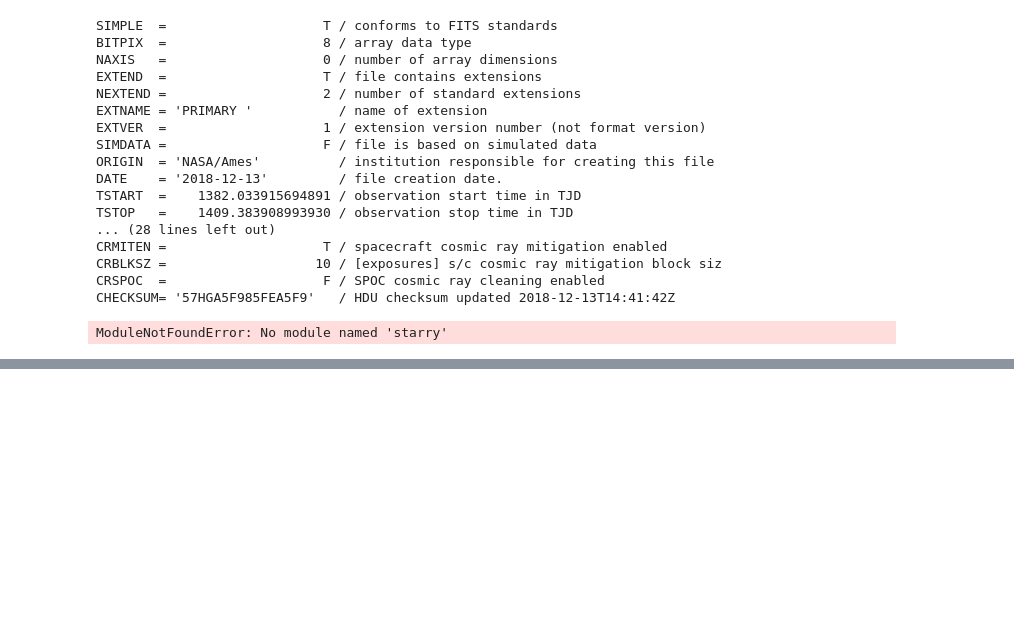
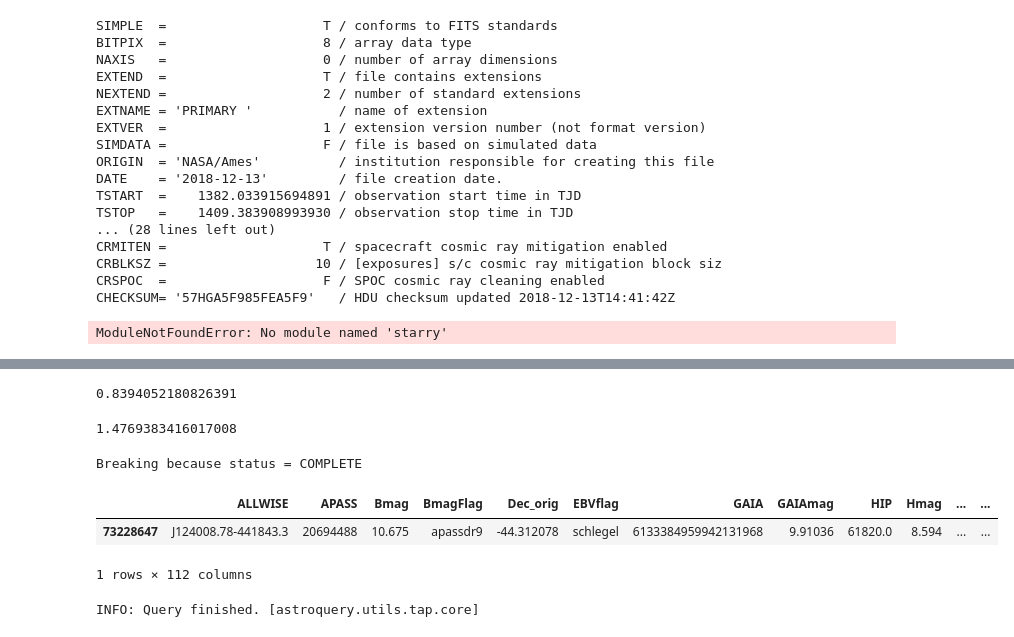
Before and after one commit to hposborn/MonoTools, a Jupyter notebook: Testing.ipynb, the cells around one changed output, grey strips where cells are left out. Cells and saved outputs as stored; diff of their text form; code cells hidden in the pictures; blank space fills up the shorter version.

```diff
--- a/Testing.ipynb
+++ b/Testing.ipynb
@@ -696,0 +711,8 @@ ModuleNotFoundError: No module named 'starry'
+# %%
+(mod.rhostar[0]*1.41)*mod.Rstar[0]**3
+# %% [output]
+0.8394052180826391
+# %%
+mod.rhostar[0]
+# %% [output]
+1.4769383416017008
@@ -696,0 +721,10 @@ ModuleNotFoundError: No module named 'starry'
+# %%
+dat=starpars.TICdata(73228647)
+# %% [output]
+Breaking because status = COMPLETE
+# %%
+dat
+# %% [output]
+|  | ALLWISE | APASS | Bmag | BmagFlag | Dec_orig | EBVflag | GAIA | GAIAmag | HIP | Hmag | ... | ... |
+| 73228647 | J124008.78-441843.3 | 20694488 | 10.675 | apassdr9 | -44.312078 | schlegel | 6133384959942131968 | 9.91036 | 61820.0 | 8.594 | ... | ... |
+1 rows × 112 columns
@@ -696,0 +742,60 @@ ModuleNotFoundError: No module named 'starry'
+# %%
+if k2tab is None:
+    if not os.path.isfile(os.path.join(tools.MonoData_tablepath,"k2_table.txt")):
+        print("Downloading K2 Stellar parameters table")
+        os.system("wget http://kevinkhu.com/table1.txt -O "+os.path.join(tools.MonoData_tablepath,"k2_table.txt"))
+    k2tab=ascii.read(os.path.join(tools.MonoData_tablepath,"k2_table.txt"),header_start=93,data_start=95).to_pandas()
+if ID in k2tab['EPIC'].values:
+    info = k2tab.loc[k2tab['EPIC']==int(ID)]
+    info = info.iloc[0] if type(info)==pd.DataFrame else info
+    info['mission']='K2'
+    info=info.rename(index={'EPIC':'ID','Gaia':'GAIA',
+                              'Dist':'dist','E_Dist':'epos_dist','e_Dist':'eneg_dist',
+                              'Mstar':'mass','E_Mstar':'epos_mass','e_Mstar':'eneg_mass',
+                              'Rstar':'rad','E_Rstar':'epos_rad', 'e_Rstar':'eneg_rad',
+                              'E_logg':'epos_logg', 'e_logg':'eneg_logg',
+                              '[Fe/H]':'feh','E_[Fe/H]':'epos_feh','e_[Fe/H]':'eneg_feh'})
+    info['eneg_teff']=info['e_Teff']
+    info['epos_teff']=info['e_Teff']
+    #info['e_dist']=0.5*(abs(info['epos_dist'])+abs(info['eneg_dist']))
+    #info['e_rad']=0.5*(abs(info['eneg_rad'])+abs(info['epos_rad']))
+    #info['e_mass']=0.5*(abs(info['eneg_mass'])+abs(info['epos_mass']))
+    #info['e_logg']=0.5*(abs(info['eneg_logg'])+abs(info['epos_logg']))
+    if not np.isnan(info['GAIA']):
+        gaiainfo=[]
+        #DR2:
+        gaiainfo=Gaia.launch_job_async("SELECT * \
+                                          FROM gaiadr2.gaia_source \
+                                          WHERE gaiadr2.gaia_source.source_id="+str(info['GAIA'])
+                                         ).results
+        if len(gaiainfo)==0:
+            #Try DR1
+            gaiainfo=Gaia.launch_job_async("SELECT * \
+                                              FROM gaiadr1.gaia_source \
+                                              WHERE gaiadr1.gaia_source.source_id="+str(info['GAIA'])
+                                             ).results
+        if len(gaiainfo)==0:
+            kicdat=pd.read_csv("https://exoplanetarchive.ipac.caltech.edu/cgi-bin/nstedAPI/nph-nstedAPI?table=k2targets&where=epic_number=%27"+str(int(ID))+"%27")
+            if len(kicdat.shape)>0:
+                if type(kicdat)==pd.DataFrame:
+                    kicdat=kicdat.iloc[0]
+                radec=SkyCoord(kicdat['rastr'],kicdat['decstr'],unit=(u.hourangle,u.deg))
+                info['ra']=radec.ra.deg
+                info['dec']=radec.dec.deg
+
+        else:
+            gaiainfo=gaiainfo.to_pandas().iloc[0]
+            #EPIC has no RA/Dec so we do a Gaia query
+            radec = SkyCoord(gaiainfo['ra']*u.deg,gaiainfo['dec']*u.deg)
+            info['ra']=gaiainfo['ra']
+            info['dec']=gaiainfo['dec']
+epicdat=pd.read_csv("https://exoplanetarchive.ipac.caltech.edu/cgi-bin/nstedAPI/nph-nstedAPI?table=k2targets&where=epic_number=%27"+str(int(ID))+"%27")
+if len(epicdat.shape)>0:
+    epicdat=epicdat.iloc[0] if type(epicdat)==pd.DataFrame else epicdat
+    radec=SkyCoord(epicdat['rastr'],epicdat['decstr'],unit=(u.hourangle,u.deg))
+    epicdat['ra']=radec.ra.deg
+    epicdat['dec']=radec.dec.deg
+
+keptabs=None
+# %% [output]
+INFO: Query finished. [astroquery.utils.tap.core]
```
Also changed, not shown: parts of 7 cells of this notebook, 6 other files.
